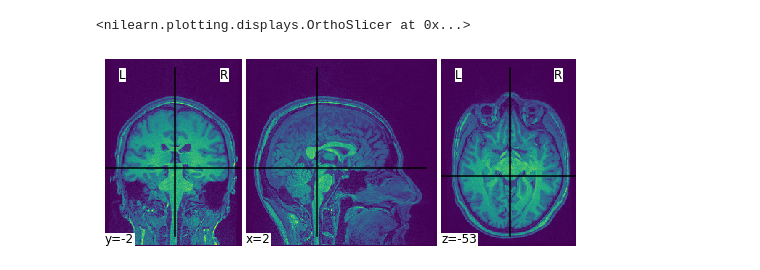
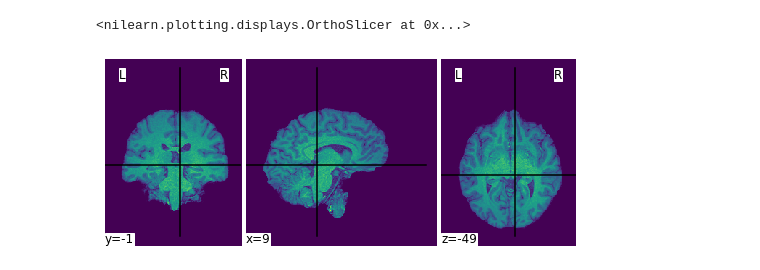
Before and after one commit to brunodireito/MVPA-speech_project, a Jupyter notebook: joanaa-b/scratch.ipynb, the cells around one changed output. Saved outputs shown, nothing was run; the diff lists cells and outputs as text; code cells hidden in the pictures.

```diff
--- a/joanaa-b/scratch.ipynb
+++ b/joanaa-b/scratch.ipynb
@@ -13,6 +31,7 @@ Pegar no fluxograma e ir apresentando os passos.
 # %%
-t1w_file_path='/Users/home/Documents/BIDS/sub-0001/ses-001/anat/sub-0001_ses-001_run-01_T1w.nii.gz'
-plotting.plot_img(t1w_file_path)
+t1w_brain_file_path='\\Users\\Asus\\Documents\\3oAno\\Estágio\\BIDS\\sub-0001\\ses-001\\anat\\sub-0001_ses-001_run-01_T1w_brain.nii.gz'
+
+plotting.plot_img(t1w_brain_file_path)
 # %% [output]
 <nilearn.plotting.displays.OrthoSlicer at 0x...>
-[figure, old version]
+[figure, new version]
```
Also changed, not shown: parts of 39 cells of this notebook.
